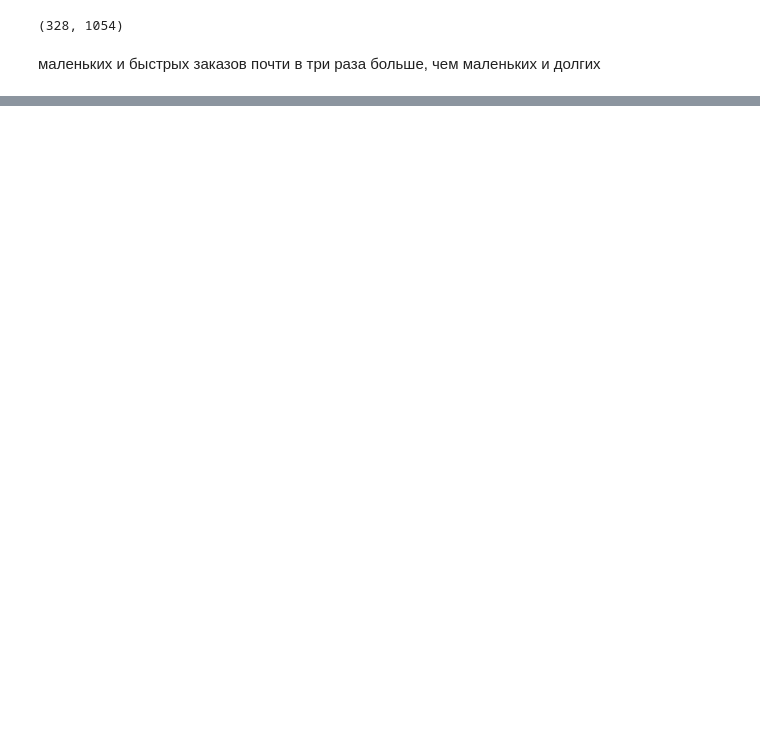
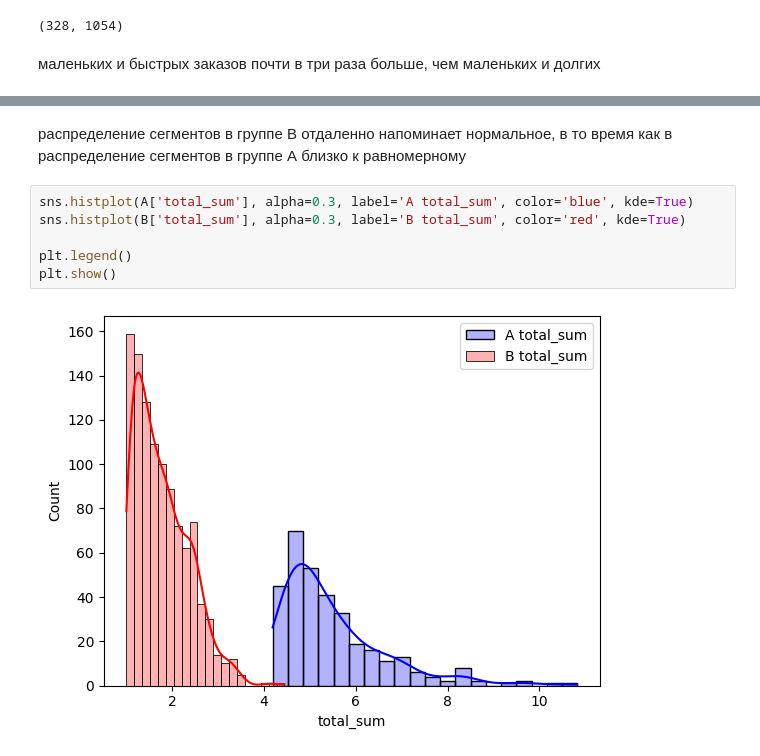
Before and after one commit to hizik999/bdst_laba_1, a Jupyter notebook: task_2/main.ipynb, the cells around one changed output, grey strips where cells are left out. Cells and saved outputs as stored; diff of their text form; blank space fills up the shorter version.

```diff
--- a/task_2/main.ipynb
+++ b/task_2/main.ipynb
@@ -260,0 +271,10 @@ plt.show()
+# %% [markdown]
+распределение сегментов в группе B отдаленно напоминает нормальное, в то время как в распределение сегментов в группе А близко к равномерному
+# %%
+sns.histplot(A['total_sum'], alpha=0.3, label='A total_sum', color='blue', kde=True)
+sns.histplot(B['total_sum'], alpha=0.3, label='B total_sum', color='red', kde=True)
+
+plt.legend()
+plt.show()
+# %% [output]
+[figure, added]
```
Also changed, not shown: parts of 7 cells of this notebook.
